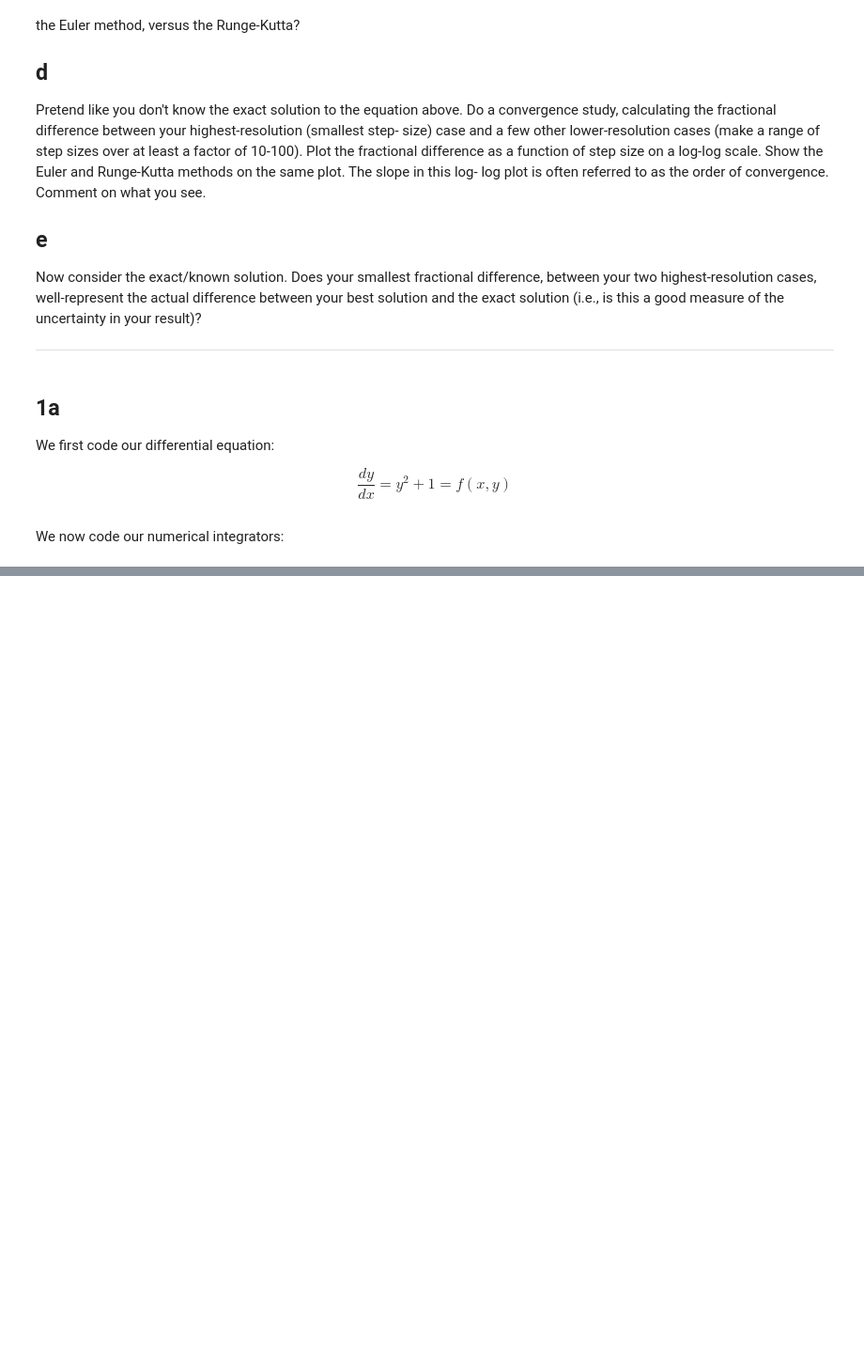
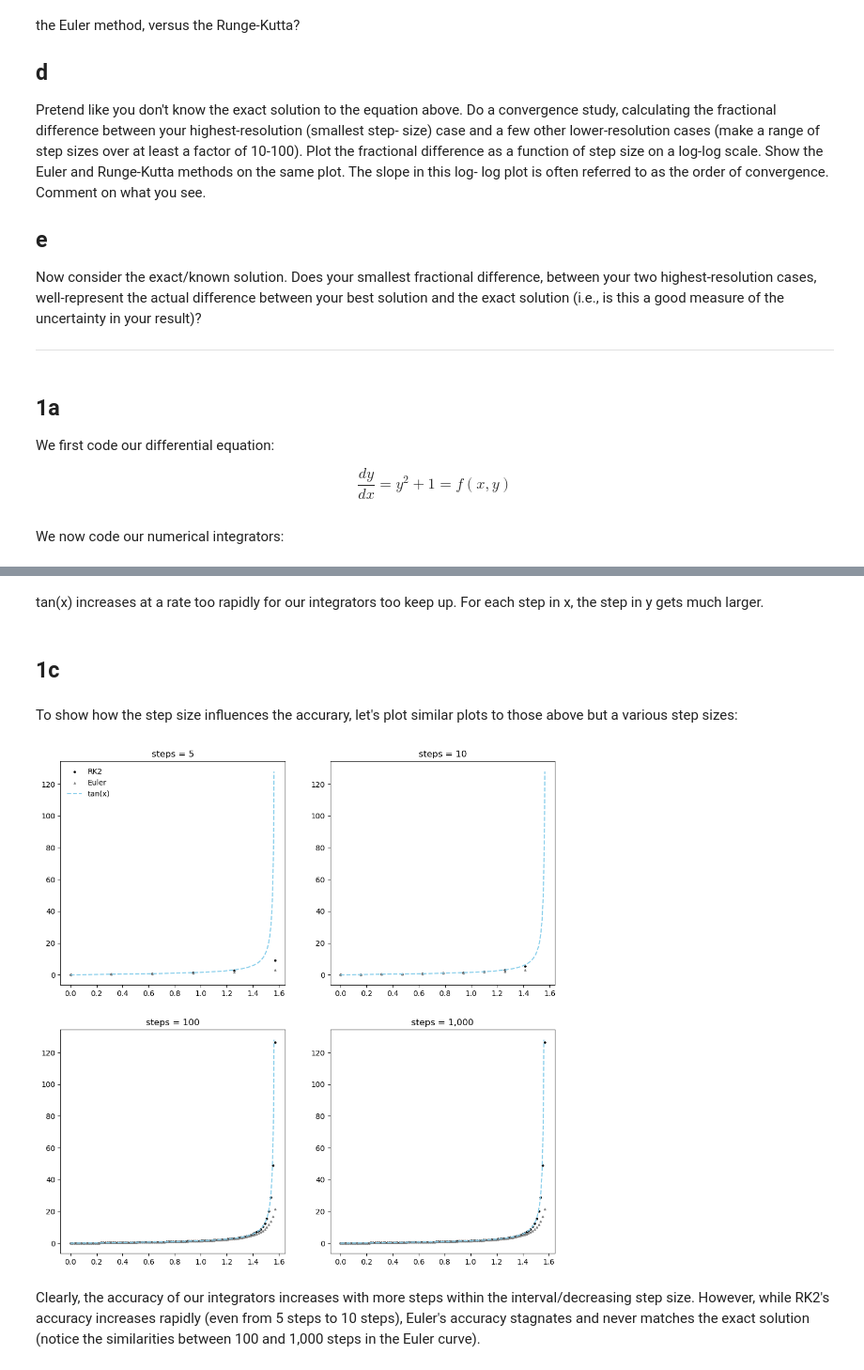
Before and after one commit to gilgarcia-01/ASTR5900, a Jupyter notebook: hw/hw3/ggarcia_hw3_numerical_integration.ipynb, the cells around one changed output, grey strips where cells are left out. Shown at 94% size. Cells and saved outputs as stored; diff of their text form; code cells hidden in the pictures; blank space fills up the shorter version.

```diff
--- a/hw/hw3/ggarcia_hw3_numerical_integration.ipynb
+++ b/hw/hw3/ggarcia_hw3_numerical_integration.ipynb
@@ -162,0 +188,12 @@ plt.show()
+# %% [markdown]
+tan(x) increases at a rate too rapidly for our integrators too keep up. For each step in x, the step in y gets much larger.
+# %% [markdown]
+## 1c
+# %% [markdown]
+To show how the step size influences the accurary, let's plot similar plots to those above but a various step sizes:
+# %%
+xinitial_1c,xfinal_1c = 0,np.pi/2.2
+yinitial_1c = np.tan(xinitial_1c)
+xinitial_1c,xfinal_1c = 0,np.pi/2.01
+tan_x_values_1c = np.linspace(xinitial_1c,xfinal_1c,10_000)
+tan_y_values_1c = np.tan(tan_x_values_1c)
@@ -162,0 +222,29 @@ plt.show()
+# %%
+fig, axs = plt.subplots(2,2,figsize=(12,12))
+#fig.suptitle('increasing step size')
+axs[0,0].scatter(x_lst_rk2_5,y_lst_rk2_5,s=5,color='black',label='RK2')
+axs[0,0].scatter(x_lst_euler_5,y_lst_euler_5,s=5,color='gray',marker='^',label='Euler')
+axs[0,0].plot(tan_x_values_1c,tan_y_values_1c,linestyle='--',color='skyblue',label='tan(x)')
+axs[0,0].set_title('steps = 5')
+axs[0,0].legend(frameon=False)
+
+axs[0,1].scatter(x_lst_rk2_10,y_lst_rk2_10,s=5,color='black',label='RK2')
+axs[0,1].scatter(x_lst_euler_10,y_lst_euler_10,s=5,color='gray',marker='^',label='Euler')
+axs[0,1].plot(tan_x_values_1c,tan_y_values_1c,linestyle='--',color='skyblue',label='tan(x)')
+axs[0,1].set_title('steps = 10')
+
+axs[1,0].scatter(x_lst_rk2_100,y_lst_rk2_100,s=5,color='black',label='RK2')
+axs[1,0].scatter(x_lst_euler_100,y_lst_euler_100,s=5,color='gray',marker='^',label='Euler')
+axs[1,0].plot(tan_x_values_1c,tan_y_values_1c,linestyle='--',color='skyblue',label='tan(x)')
+axs[1,0].set_title('steps = 100')
+
+axs[1,1].scatter(x_lst_rk2_100,y_lst_rk2_100,s=5,color='black',label='RK2')
+axs[1,1].scatter(x_lst_euler_100,y_lst_euler_100,s=5,color='gray',marker='^',label='Euler')
+axs[1,1].plot(tan_x_values_1c,tan_y_values_1c,linestyle='--',color='skyblue',label='tan(x)')
+axs[1,1].set_title('steps = 1,000')
+
+plt.show()
+# %% [output]
+[figure, added]
+# %% [markdown]
+Clearly, the accuracy of our integrators increases with more steps within the interval/decreasing step size. However, while RK2's accuracy increases rapidly (even from 5 steps to 10 steps), Euler's accuracy stagnates and never matches the exact solution (notice the similarities between 100 and 1,000 steps in the Euler curve).
```
Also changed, not shown: parts of 10 cells of this notebook.
